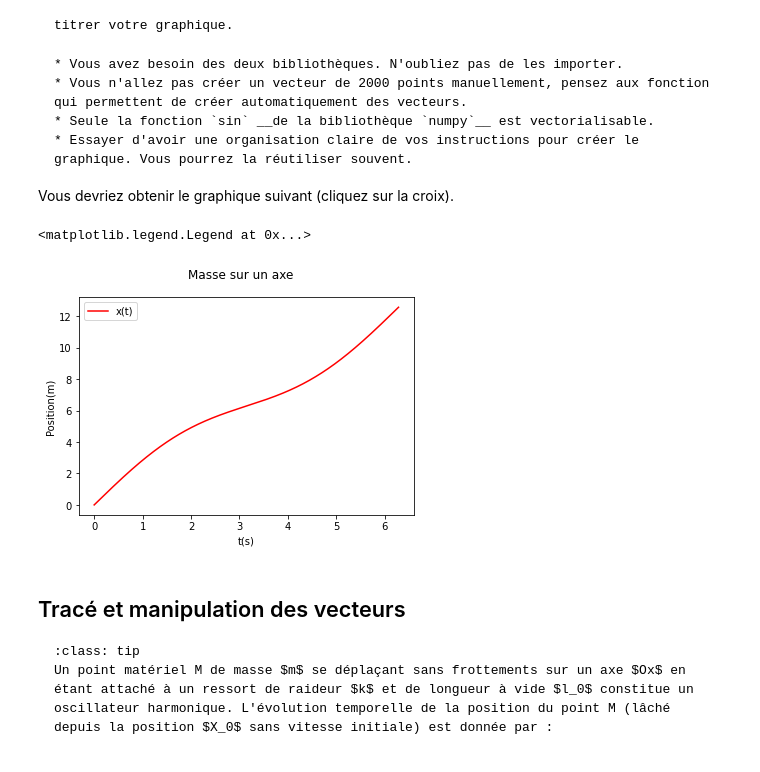
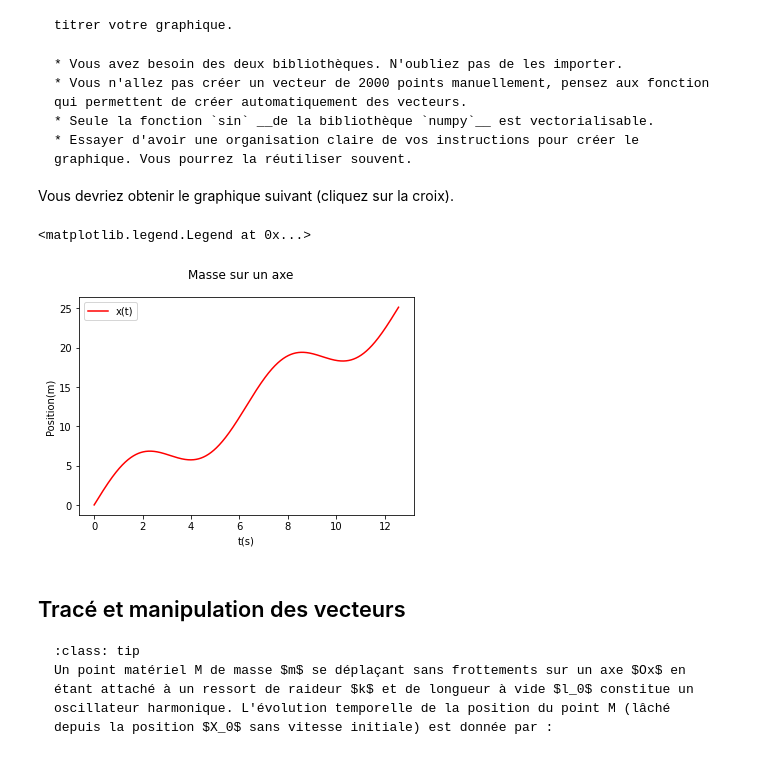
Before and after one commit to pcsi3physiquestan/intro_python_td, a Jupyter notebook: _sources/notebook/exo_science.ipynb, the cells around one changed output. Drawn from its saved outputs; the diff is of its cells as text; code cells hidden in the pictures.

`````diff
--- a/_sources/notebook/exo_science.ipynb
+++ b/_sources/notebook/exo_science.ipynb
@@ -22,25 +22,25 @@ Vous devriez obtenir le graphique suivant (cliquez sur la croix).
 # %%
 import matplotlib.pyplot  as plt
 import numpy as np
 
 def f(x):
-  return 2*x + np.sin(x)
+  return 2*x + 3 *np.sin(x)
 
-x = np.linspace(0, 2 * np.pi, 2000)
+x = np.linspace(0, 4 * np.pi, 2000)
 y = f(x)
 
 f, ax = plt.subplots()
 f.suptitle("Masse sur un axe")
 
 ax.set_xlabel("t(s)")
 ax.set_ylabel("Position(m)")
 
 ax.plot(x, y, color='red', label='x(t)')
 
 ax.legend()
 # %% [output]
 <matplotlib.legend.Legend at 0x...>
-[figure, old version]
+[figure, new version]
 # %% [markdown]
 ## Tracé et manipulation des vecteurs
 ````{admonition} Tracé et manipulation des vecteurs
`````
Also changed, not shown: 4 other files.
